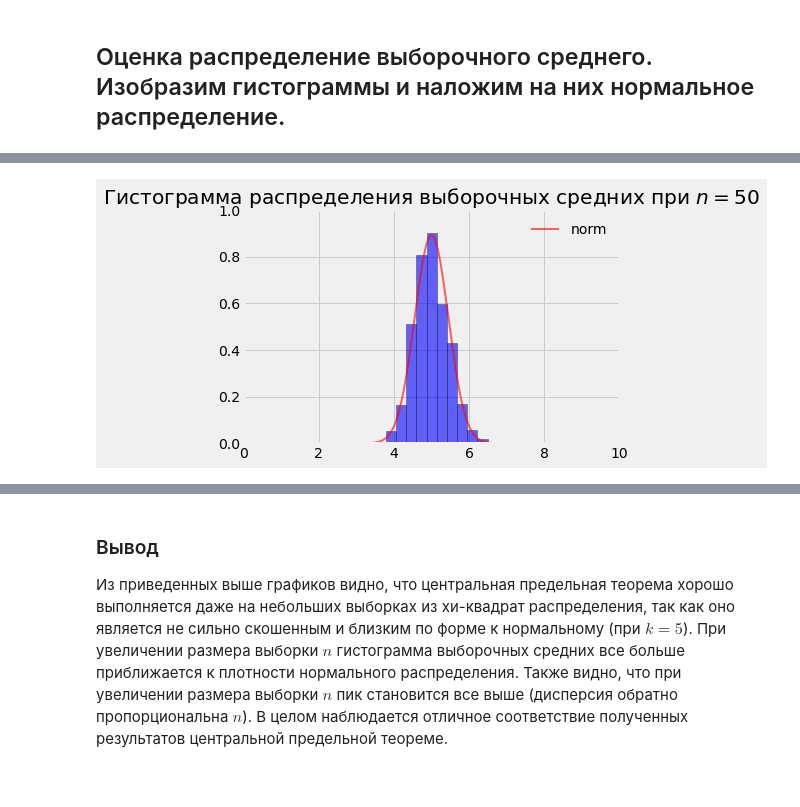
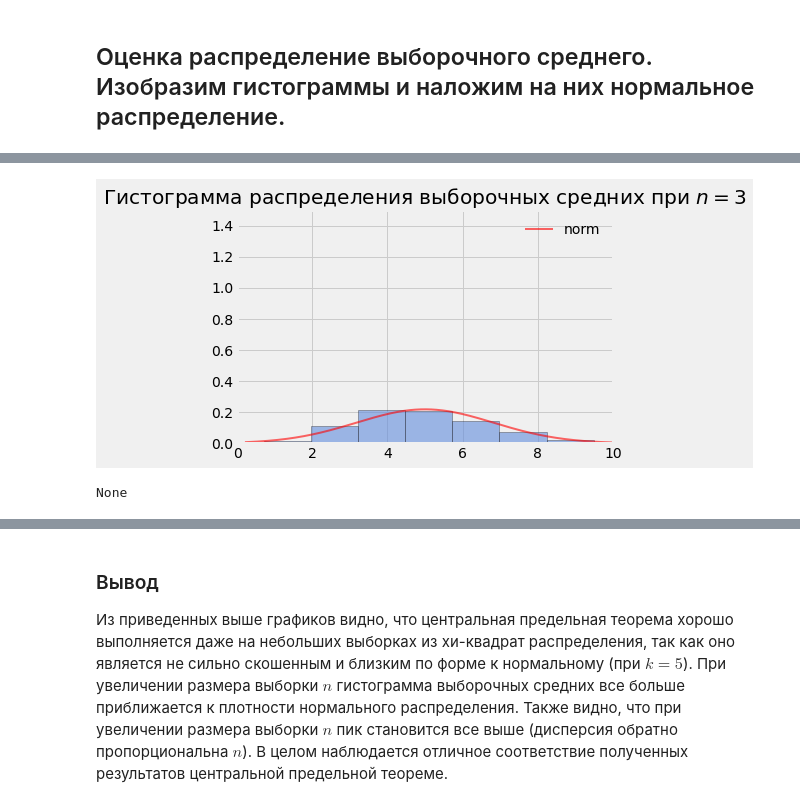
Before and after one commit to nik-nov/My_courses, a Jupyter notebook: Yandex_MIPT_Machine_learning_and_data_analysis/Course1_Mathematics_and_python_for_data_analysis/C1W4/CFA.ipynb, the cells around one changed output, grey strips where cells are left out. Saved outputs shown, nothing was run; the diff lists cells and outputs as text; code cells hidden in the pictures.

```diff
--- a/Yandex_MIPT_Machine_learning_and_data_analysis/Course1_Mathematics_and_python_for_data_analysis/C1W4/CFA.ipynb
+++ b/Yandex_MIPT_Machine_learning_and_data_analysis/Course1_Mathematics_and_python_for_data_analysis/C1W4/CFA.ipynb
@@ -56,13 +60,18 @@ sample_mean = np.array(sample_mean)
 # %%
-# создаем случайную, нормально распределенную величину
-x = np.linspace(0, 20, 1000)
-norm = sts.norm(loc=mean, scale=(mt.sqrt(var/n)))
-pdf = norm.pdf(x)
-# рисуем
-plt.plot(x, pdf, 'r-', lw=2, alpha=0.6, label='norm')
-plt.hist(sample_mean, density=True, alpha=0.6, edgecolor = 'black', color='g')
-plt.title('Гистограмма распределения выборочных средних при $n=5$')
-plt.legend(loc='best', frameon=False)
-plt.ylim(0, 1)
-plt.xlim(0, 10)
-plt.show()
+def paint(n,x):
+    '''
+    функция для отрисовки графика. на вход принимает теоритеческую плотность вероятности (pdf)
+    для распределения (x) и объем выборки (n).
+    '''
+    # создаем случайную, нормально распределенную величину
+    norm = sts.norm(loc=mean, scale=(mt.sqrt(var/n)))
+    pdf = norm.pdf(x)
+    # рисуем
+    colors = np.random.rand(3,) # генератор цвета
+    plt.plot(x, pdf, 'r-', lw=2, alpha=0.6, label='norm')
+    plt.hist(gen_mean(n), density=True, alpha=0.6, edgecolor = 'black', color = colors)
+    plt.title('Гистограмма распределения выборочных средних при $n=$'+str(n))
+    plt.legend(loc='best', frameon=False)
+    plt.ylim(0, 1.5)
+    plt.xlim(0, 10)
+    return plt.show()
@@ -115,14 +78,6 @@ sample_mean = np.array(sample_mean)
-# %%
-# создаем случайную, нормально распределенную величину
-norm = sts.norm(loc=mean, scale=(mt.sqrt(var/n)))
-pdf = norm.pdf(x)
-# рисуем
-plt.plot(x, pdf, 'r-', lw=2, alpha=0.6, label='norm')
-plt.hist(sample_mean, density=True, alpha=0.6, edgecolor = 'black', color='b')
-plt.title('Гистограмма распределения выборочных средних при $n=50$')
-plt.legend(loc='best', frameon=False)
-plt.ylim(0, 1)
-plt.xlim(0, 10)
-plt.show()
-# %% [output]
-[figure, removed]
+# %%
+n = 3
+print(paint(n,x))
+# %% [output]
+[figure, added]
+None
```
Also changed, not shown: parts of 11 cells of this notebook.
